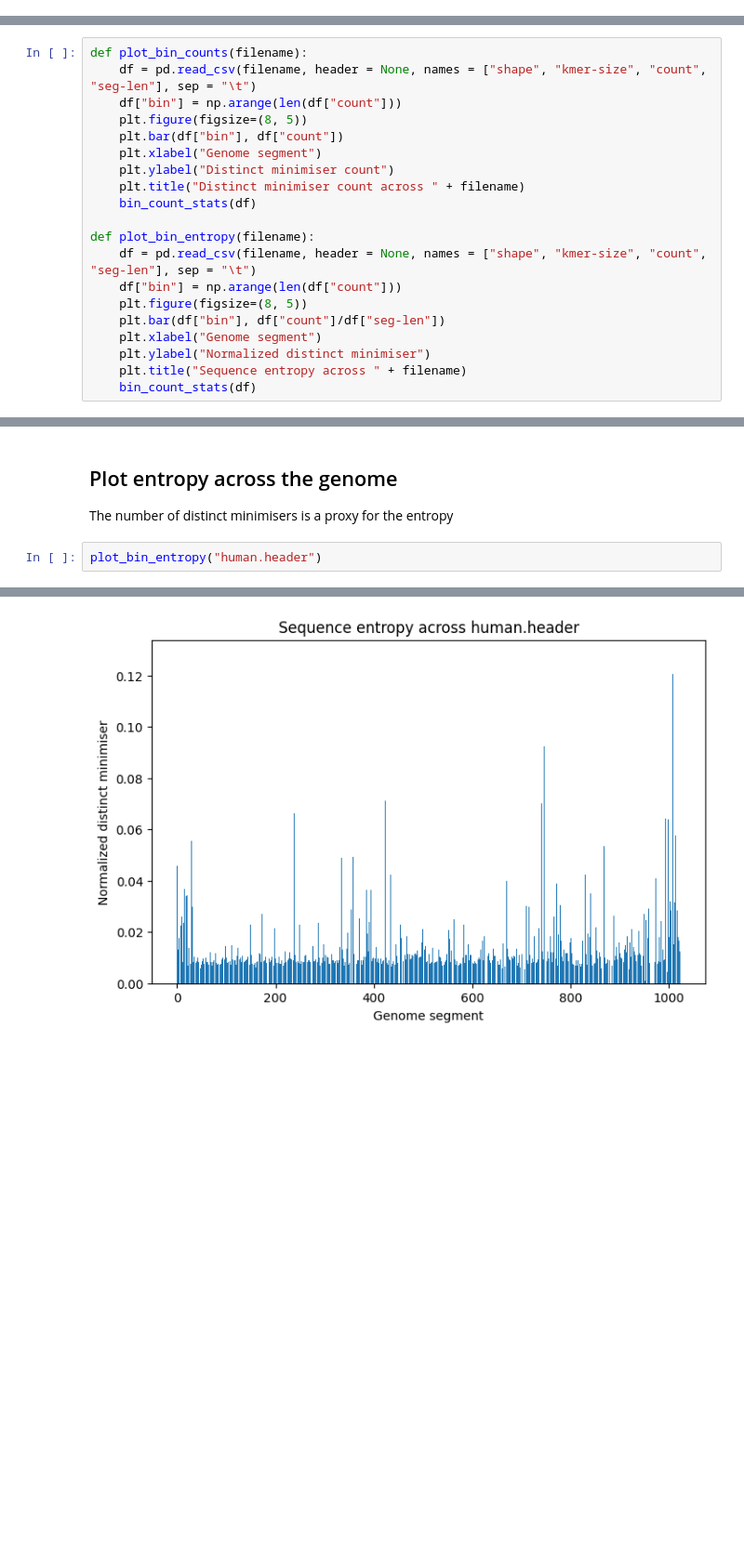
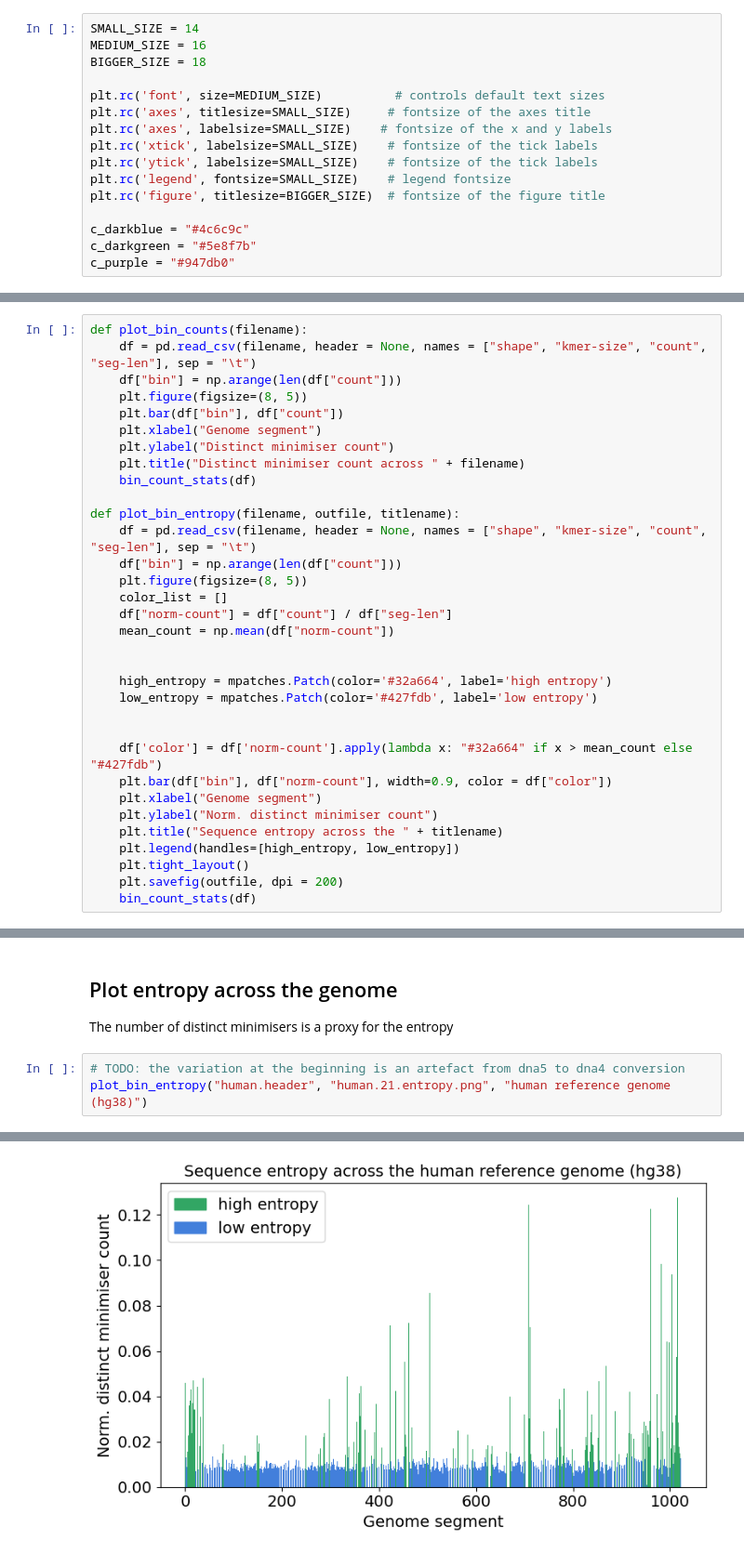
Before and after one commit to eaasna/test-DREAM-stellar, a Jupyter notebook: work-python/kmer-spectra/reference bin entropy.ipynb, the cells around one changed output, grey strips where cells are left out. Shown at 93% size. Saved outputs shown, nothing was run; the diff lists cells and outputs as text; blank space fills up the shorter version.

```diff
--- a/work-python/kmer-spectra/reference bin entropy.ipynb
+++ b/work-python/kmer-spectra/reference bin entropy.ipynb
@@ -5,3 +14,19 @@ import matplotlib.pyplot as plt
+# %%
+SMALL_SIZE = 14
+MEDIUM_SIZE = 16
+BIGGER_SIZE = 18
+
+plt.rc('font', size=MEDIUM_SIZE)          # controls default text sizes
+plt.rc('axes', titlesize=SMALL_SIZE)     # fontsize of the axes title
+plt.rc('axes', labelsize=SMALL_SIZE)    # fontsize of the x and y labels
+plt.rc('xtick', labelsize=SMALL_SIZE)    # fontsize of the tick labels
+plt.rc('ytick', labelsize=SMALL_SIZE)    # fontsize of the tick labels
+plt.rc('legend', fontsize=SMALL_SIZE)    # legend fontsize
+plt.rc('figure', titlesize=BIGGER_SIZE)  # fontsize of the figure title
+
+c_darkblue = "#4c6c9c"
+c_darkgreen = "#5e8f7b"
+c_purple = "#947db0"
 # %%
 def bin_count_stats(df):
     print("min count\t" + str(np.min(df["count"])) + "\tbin\t" + str(df[df["count"] == np.min(df["count"])]["bin"].values[0]))
@@ -19,13 +44,26 @@ def plot_bin_counts(filename):
     plt.title("Distinct minimiser count across " + filename)
     bin_count_stats(df)
 
-def plot_bin_entropy(filename):
+def plot_bin_entropy(filename, outfile, titlename):
     df = pd.read_csv(filename, header = None, names = ["shape", "kmer-size", "count", "seg-len"], sep = "\t")
     df["bin"] = np.arange(len(df["count"]))
     plt.figure(figsize=(8, 5))
-    plt.bar(df["bin"], df["count"]/df["seg-len"])
+    color_list = []
+    df["norm-count"] = df["count"] / df["seg-len"]
+    mean_count = np.mean(df["norm-count"])
+
+
+    high_entropy = mpatches.Patch(color='#32a664', label='high entropy')
+    low_entropy = mpatches.Patch(color='#427fdb', label='low entropy')
+
+
+    df['color'] = df['norm-count'].apply(lambda x: "#32a664" if x > mean_count else "#427fdb")
+    plt.bar(df["bin"], df["norm-count"], width=0.9, color = df["color"])
     plt.xlabel("Genome segment")
-    plt.ylabel("Normalized distinct minimiser")
-    plt.title("Sequence entropy across " + filename)
+    plt.ylabel("Norm. distinct minimiser count")
+    plt.title("Sequence entropy across the " + titlename)
+    plt.legend(handles=[high_entropy, low_entropy])
+    plt.tight_layout()
+    plt.savefig(outfile, dpi = 200)
     bin_count_stats(df)
 # %%
@@ -70,11 +99,12 @@ Yes, to describe 11% of the variation
 
 The number of distinct minimisers is a proxy for the entropy
 # %%
-plot_bin_entropy("human.header")
+# TODO: the variation at the beginning is an artefact from dna5 to dna4 conversion
+plot_bin_entropy("human.header", "human.21.entropy.png", "human reference genome (hg38)")
 # %% [output]
 min count       7       bin     664
 max count       409641  bin     708
 mean count      41383.205078125
 stdev   39551.69793236369
-[figure, old version]
+[figure, new version]
 # %%
```
Also changed, not shown: parts of 8 cells of this notebook, 5 other files.
